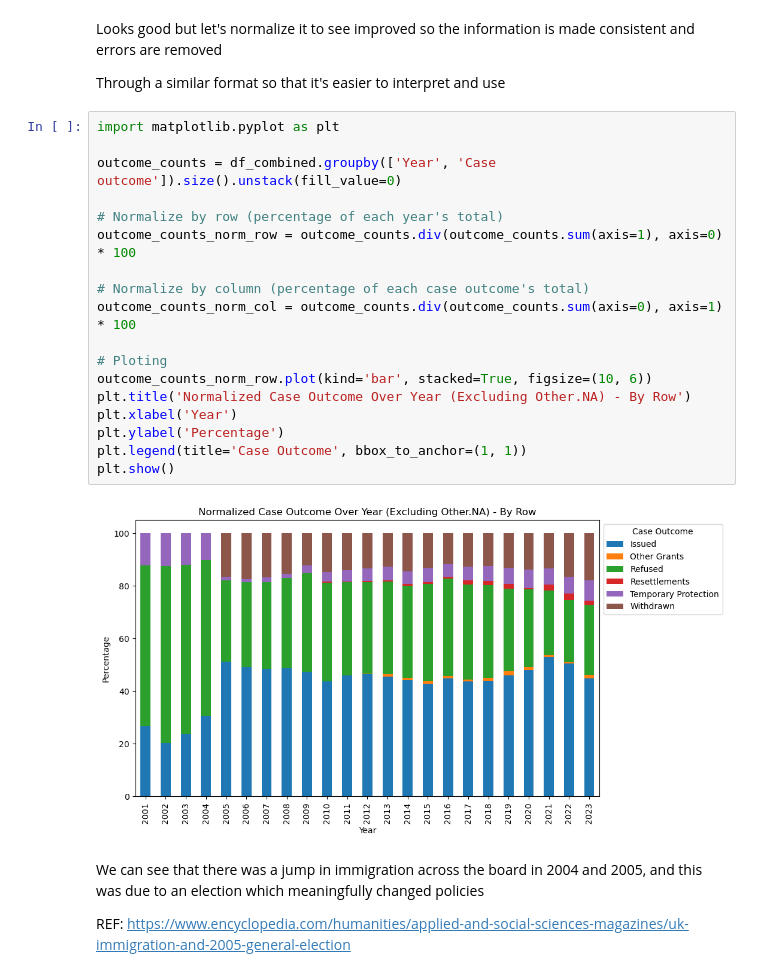
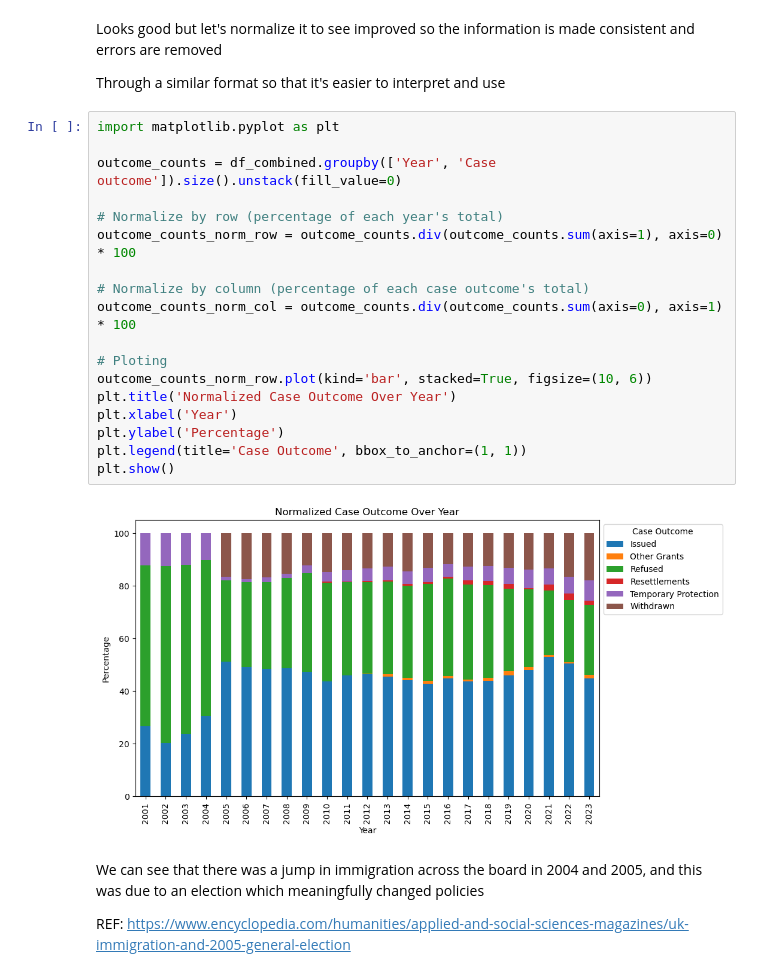
Before and after one commit to psmith1011/CS_UK_Immigration, a Jupyter notebook: Notebook_Code_Files/Book 1_CS_UK_Immigration_PSmith_Book 1_EDA.ipynb, the cells around one changed output. Cells and saved outputs as stored; diff of their text form.

```diff
--- a/Notebook_Code_Files/Book 1_CS_UK_Immigration_PSmith_EDA1.ipynb
+++ b/Notebook_Code_Files/Book 1_CS_UK_Immigration_PSmith_Book 1_EDA.ipynb
@@ -899,23 +925,23 @@ Through a similar format so that it's easier to interpret and use
 # %%
 import matplotlib.pyplot as plt
 
 outcome_counts = df_combined.groupby(['Year', 'Case outcome']).size().unstack(fill_value=0)
 
 # Normalize by row (percentage of each year's total)
 outcome_counts_norm_row = outcome_counts.div(outcome_counts.sum(axis=1), axis=0) * 100
 
 # Normalize by column (percentage of each case outcome's total)
 outcome_counts_norm_col = outcome_counts.div(outcome_counts.sum(axis=0), axis=1) * 100
 
 # Ploting
 outcome_counts_norm_row.plot(kind='bar', stacked=True, figsize=(10, 6))
-plt.title('Normalized Case Outcome Over Year (Excluding Other.NA) - By Row')
+plt.title('Normalized Case Outcome Over Year')
 plt.xlabel('Year')
 plt.ylabel('Percentage')
 plt.legend(title='Case Outcome', bbox_to_anchor=(1, 1))
 plt.show()
 # %% [output]
-[figure, old version]
+[figure, new version]
 # %% [markdown]
 We can see that there was a jump in immigration across the board in 2004 and 2005, and this was due to an election which meaningfully changed policies
 
```
Also changed, not shown: parts of 30 cells of this notebook, 2 other files.
